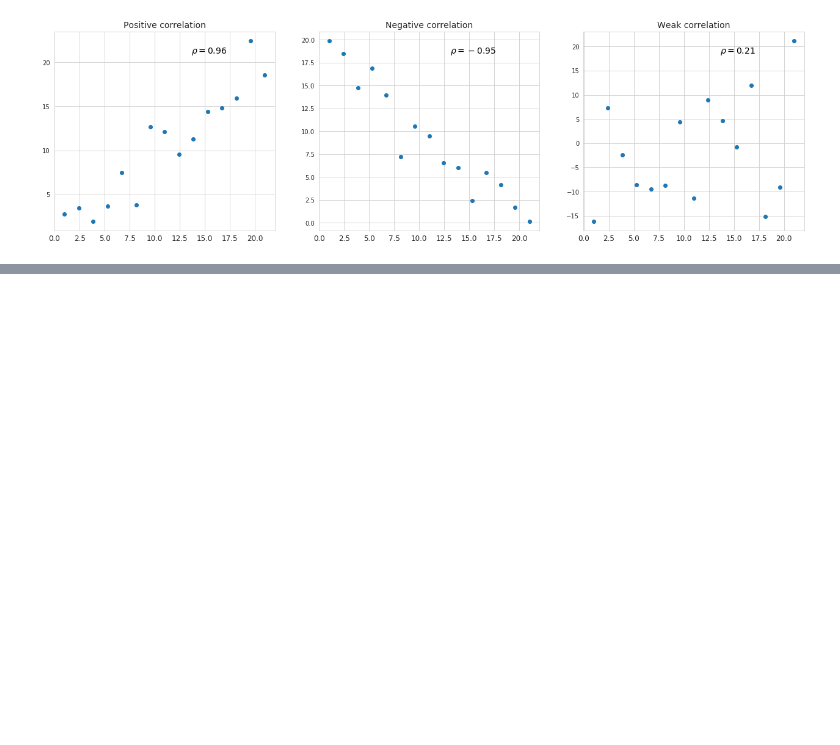
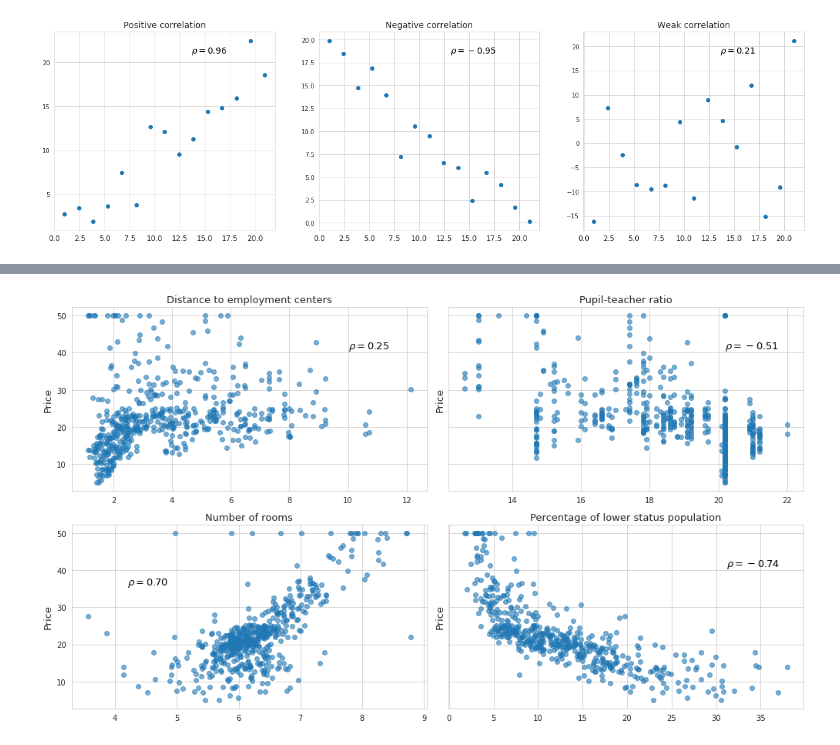
Before and after one commit to vzahorui/vzahorui.github.io, a Jupyter notebook: jupyter_notebooks/regression/linear_regression.ipynb, the cells around one changed output, grey strips where cells are left out. Cells and saved outputs as stored; diff of their text form; code cells hidden in the pictures; blank space fills up the shorter version.

```diff
--- a/jupyter_notebooks/regression/linear_regression.ipynb
+++ b/jupyter_notebooks/regression/linear_regression.ipynb
@@ -89,0 +95,2 @@ for ax in ax:
+# %%
+data = load_boston()
@@ -89,0 +101,3 @@ for ax in ax:
+# %%
+df = pd.DataFrame(data['data'], columns=data.feature_names)
+df['price'] = data['target']
@@ -89,0 +124,22 @@ for ax in ax:
+# %%
+with sns.axes_style('whitegrid'):
+    fig, ax = plt.subplots(2, 2, figsize=(14, 8), sharey=True)
+ax[0][0].scatter(df['DIS'], df['price'], alpha=0.6)
+ax[0][0].set_title('Distance to employment centers', fontsize=13)
+ax[0][0].text(10, 41, r'$\rho=0.25$', fontsize=13)
+ax[0][1].scatter(df['PTRATIO'], df['price'], alpha=0.6)
+ax[0][1].set_title('Pupil-teacher ratio', fontsize=13)
+ax[0][1].text(20.2, 41, r'$\rho=-0.51$', fontsize=13)
+ax[1][0].scatter(df['RM'], df['price'], alpha=0.6)
+ax[1][0].set_title('Number of rooms', fontsize=13)
+ax[1][0].text(4.2, 36, r'$\rho=0.70$', fontsize=13)
+ax[1][1].scatter(df['LSTAT'], df['price'], alpha=0.6)
+ax[1][1].set_title('Percentage of lower status population', fontsize=13)
+ax[1][1].text(31.2, 41, r'$\rho=-0.74$', fontsize=13)
+for r in ax:
+    for c in r:
+        c.set_ylabel('Price', fontsize=13)
+plt.tight_layout()
+plt.savefig('../../assets/images/regression/correlation_example2.png', bbox_inches='tight');
+# %% [output]
+[figure, added]
```
Also changed, not shown: parts of 6 cells of this notebook, 7 other files.
